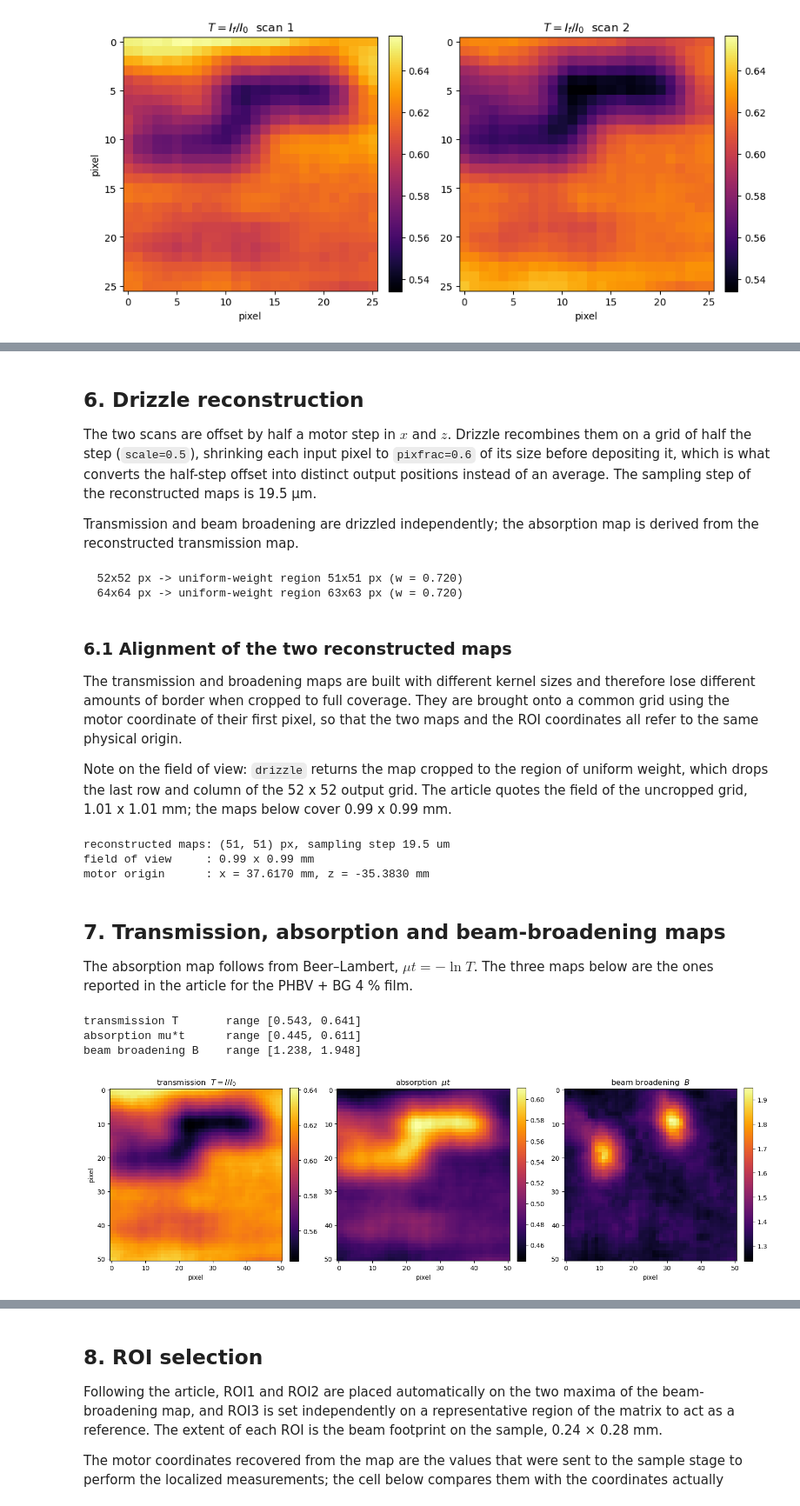
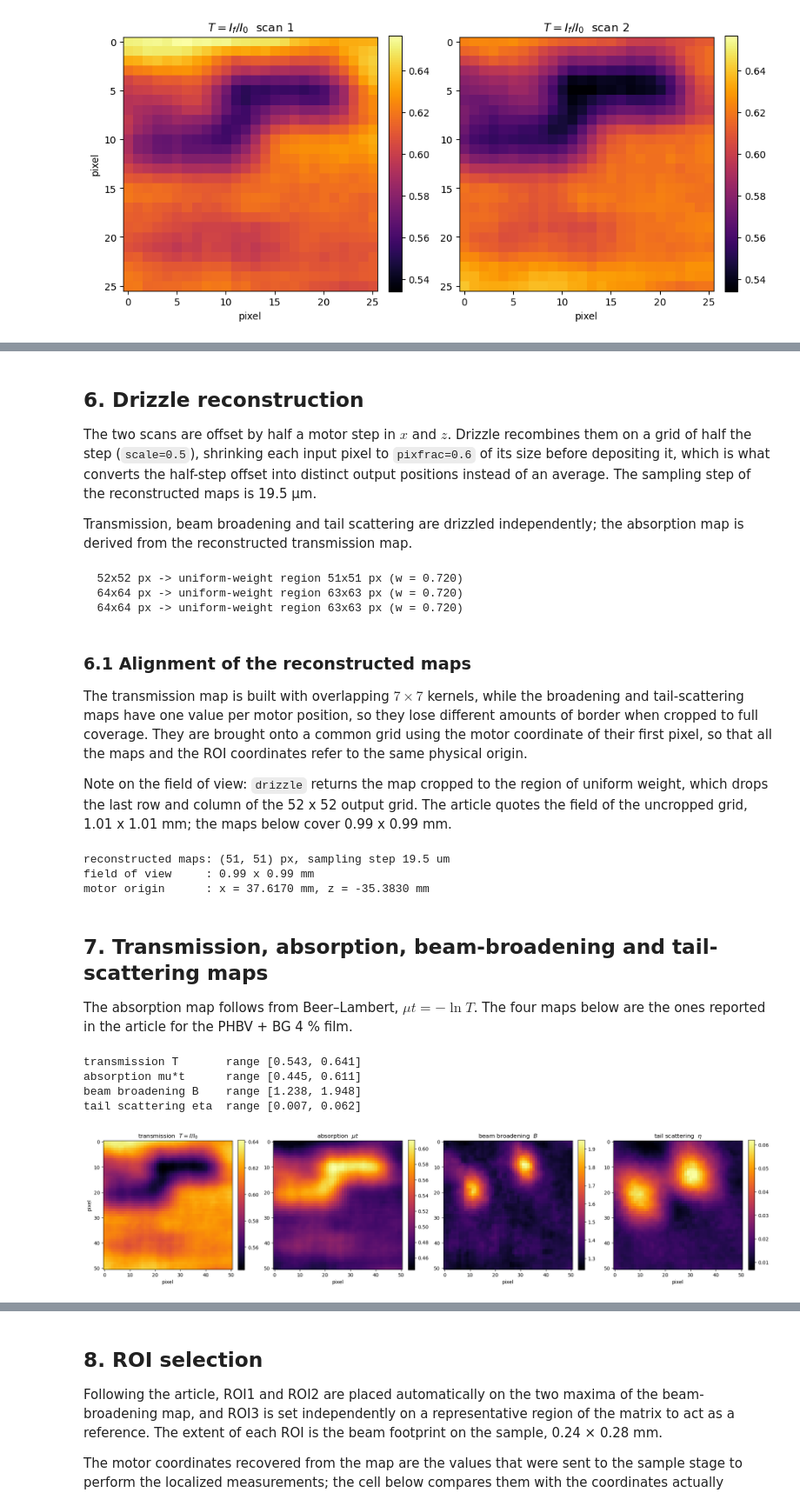
Before and after one commit to Gustavoq14/multimodal-xray-mapping, a Jupyter notebook: multimodal_mapping_PHBV_BG4.ipynb, the cells around one changed output, grey strips where cells are left out. Shown at 87% size. Cells and saved outputs as stored; diff of their text form; code cells hidden in the pictures.

Commit message:
Add tail-scattering map (eta) to the notebook; reduced dataset with 150x150 windows

```diff
--- a/multimodal_mapping_PHBV_BG4.ipynb
+++ b/multimodal_mapping_PHBV_BG4.ipynb
@@ -679,0 +900,12 @@ show_pair(transmission_scans[0], transmission_scans[1],
+# %%
+maps_eta, origins_eta, eta_points, tn_points = build_eta_maps(
+    scan_windows, scan_positions, scan_exposure, BLOCKS, I0_img, core, tails, N_REF)
+
+print(f"\neta over the {len(eta_points)} scan points: median {np.median(eta_points):.4f}, "
+      f"range [{eta_points.min():.4f}, {eta_points.max():.4f}], "
+      f"negative values: {(eta_points < 0).sum()}")
+print(f"spread of eta / noise floor (section 4.4): {eta_points.std() / eta_noise:.0f}")
+
+show_pair(maps_eta[0], maps_eta[1],
+          r"$\eta$  scan 1  ($x_0, z_0$)",
+          r"$\eta$  scan 2  ($x_0+\Delta/2, z_0+\Delta/2$)")
@@ -679,0 +924,10 @@ show_pair(transmission_scans[0], transmission_scans[1],
+# %%
+windows_float = scan_windows.astype(float)
+print(f"{'I0 threshold':>13}  {'tail px':>8}  {'median eta':>10}  {'negative points':>15}")
+for threshold in (None, 0.10, 0.05, 0.03):
+    core_t, tails_t, _, _ = tail_regions(I0_img, valid_px, i0_threshold=threshold)
+    values = np.array([eta_tails(w, I0_img, core_t, tails_t, N_REF, k=t)[0]
+                       for w, t in zip(windows_float, scan_exposure)])
+    label = "none" if threshold is None else f"{threshold:.0%}"
+    print(f"{label:>13}  {tails_t.sum():>8d}  {np.median(values):>10.4f}  "
+          f"{(values < 0).sum():>15d}")
@@ -686,8 +949,8 @@ size before depositing it, which is what converts the half-step offset into dist
 output positions instead of an average. The sampling step of the reconstructed maps is
 19.5 µm.
 
-Transmission and beam broadening are drizzled independently; the absorption map is derived
-from the reconstructed transmission map.
+Transmission, beam broadening and tail scattering are drizzled independently; the
+absorption map is derived from the reconstructed transmission map.
 # %%
 transmission, weight_T, origin_T = drizzle(
     transmission_scans, DRIZZLE_SHIFTS,
@@ -700,27 +963,36 @@ broadening_raw, weight_B, origin_B = drizzle(
     out_size=(maps_B[0].shape[0] * 2, maps_B[0].shape[1] * 2),
     scale=DRIZZLE_SCALE, pixfrac=DRIZZLE_PIXFRAC,
     x0_motor=origins_B[0][0], z0_motor=origins_B[0][1])
+
+eta_raw, weight_eta, origin_eta = drizzle(
+    maps_eta, DRIZZLE_SHIFTS,
+    out_size=(maps_eta[0].shape[0] * 2, maps_eta[0].shape[1] * 2),
+    scale=DRIZZLE_SCALE, pixfrac=DRIZZLE_PIXFRAC,
+    x0_motor=origins_eta[0][0], z0_motor=origins_eta[0][1])
 # %% [output]
   52x52 px -> uniform-weight region 51x51 px (w = 0.720)
   64x64 px -> uniform-weight region 63x63 px (w = 0.720)
+  64x64 px -> uniform-weight region 63x63 px (w = 0.720)
 # %% [markdown]
-### 6.1 Alignment of the two reconstructed maps
+### 6.1 Alignment of the reconstructed maps
 
-The transmission and broadening maps are built with different kernel sizes and therefore
-lose different amounts of border when cropped to full coverage. They are brought onto a
-common grid using the motor coordinate of their first pixel, so that the two maps and the
-ROI coordinates all refer to the same physical origin.
+The transmission map is built with overlapping $7\times7$ kernels, while the broadening and
+tail-scattering maps have one value per motor position, so they lose different amounts of
+border when cropped to full coverage. They are brought onto a common grid using the motor
+coordinate of their first pixel, so that all the maps and the ROI coordinates refer to the
+same physical origin.
 
 Note on the field of view: `drizzle` returns the map cropped to the region of uniform
 weight, which drops the last row and column of the 52 x 52 output grid. The article quotes
 the field of the uncropped grid, 1.01 x 1.01 mm; the maps below cover 0.99 x 0.99 mm.
 # %%
-broadening = align_and_crop(
-    coords_ref=[origin_T],
-    shapes_ref=[transmission.shape],
-    coords_target=[origin_B],
-    imgs_target=[broadening_raw],
-    step=MAP_STEP)[0]
+broadening, eta_map = align_and_crop(
+    coords_ref=[origin_T, origin_T],
+    shapes_ref=[transmission.shape, transmission.shape],
+    coords_target=[origin_B, origin_eta],
+    imgs_target=[broadening_raw, eta_raw],
+    step=MAP_STEP)
+assert broadening.shape == eta_map.shape == transmission.shape
 
 x0_motor, z0_motor = origin_T
 field_x = transmission.shape[1] * MAP_STEP
@@ -735,34 +1007,36 @@ reconstructed maps: (51, 51) px, sampling step 19.5 um
 field of view     : 0.99 x 0.99 mm
 motor origin      : x = 37.6170 mm, z = -35.3830 mm
 # %% [markdown]
-## 7. Transmission, absorption and beam-broadening maps
+## 7. Transmission, absorption, beam-broadening and tail-scattering maps
 
-The absorption map follows from Beer–Lambert, $\mu t = -\ln T$. The three maps below are
+The absorption map follows from Beer–Lambert, $\mu t = -\ln T$. The four maps below are
 the ones reported in the article for the PHBV + BG 4 % film.
 # %%
 absorption = -np.log(transmission)
 
 maps = [
     (transmission, r"transmission  $T = I/I_0$", "transmission T"),
     (absorption,   r"absorption  $\mu t$",      "absorption mu*t"),
     (broadening,   r"beam broadening  $B$",     "beam broadening B"),
+    (eta_map,      r"tail scattering  $\eta$",  "tail scattering eta"),
 ]
 
-fig, axes = plt.subplots(1, 3, figsize=(15, 4.5))
+fig, axes = plt.subplots(1, 4, figsize=(20, 4.5))
 for ax, (img, title, label) in zip(axes, maps):
     im = ax.imshow(img, cmap=CMAP)
     ax.set_title(title)
     ax.set_xlabel("pixel")
     fig.colorbar(im, ax=ax, fraction=0.046, pad=0.04)
     print(f"{label:20s} range [{np.nanmin(img):.3f}, {np.nanmax(img):.3f}]")
 axes[0].set_ylabel("pixel")
 plt.tight_layout()
 plt.show()
 # %% [output]
 transmission T       range [0.543, 0.641]
 absorption mu*t      range [0.445, 0.611]
 beam broadening B    range [1.238, 1.948]
+tail scattering eta  range [0.007, 0.062]
-[figure, old version]
+[figure, new version]
 # %% [markdown]
 The transmission and absorption maps describe the same observable, the projected optical
 thickness, and are dominated here by a macroscopic variation of the film thickness. The
```
Also changed, not shown: parts of 20 cells of this notebook, 5 other files.
